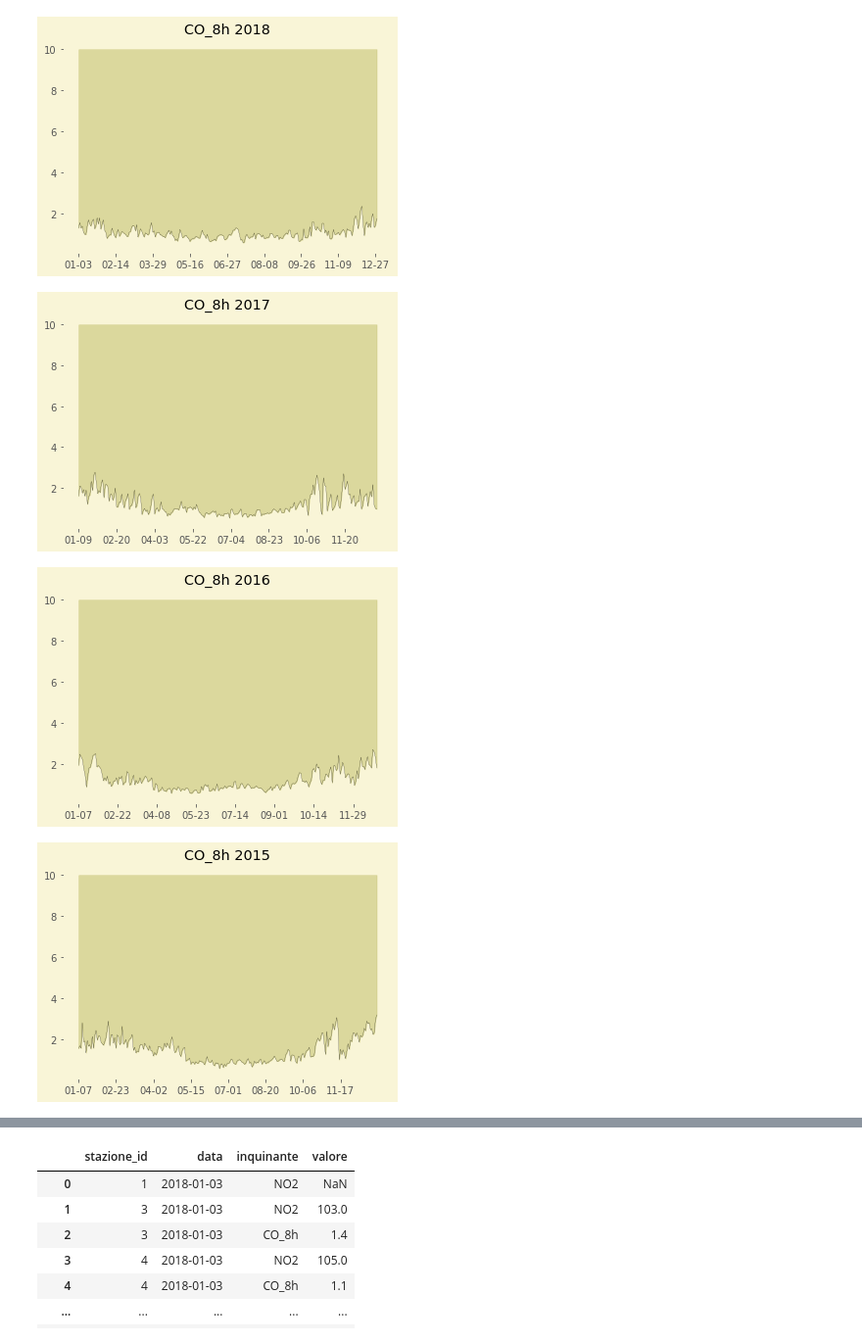
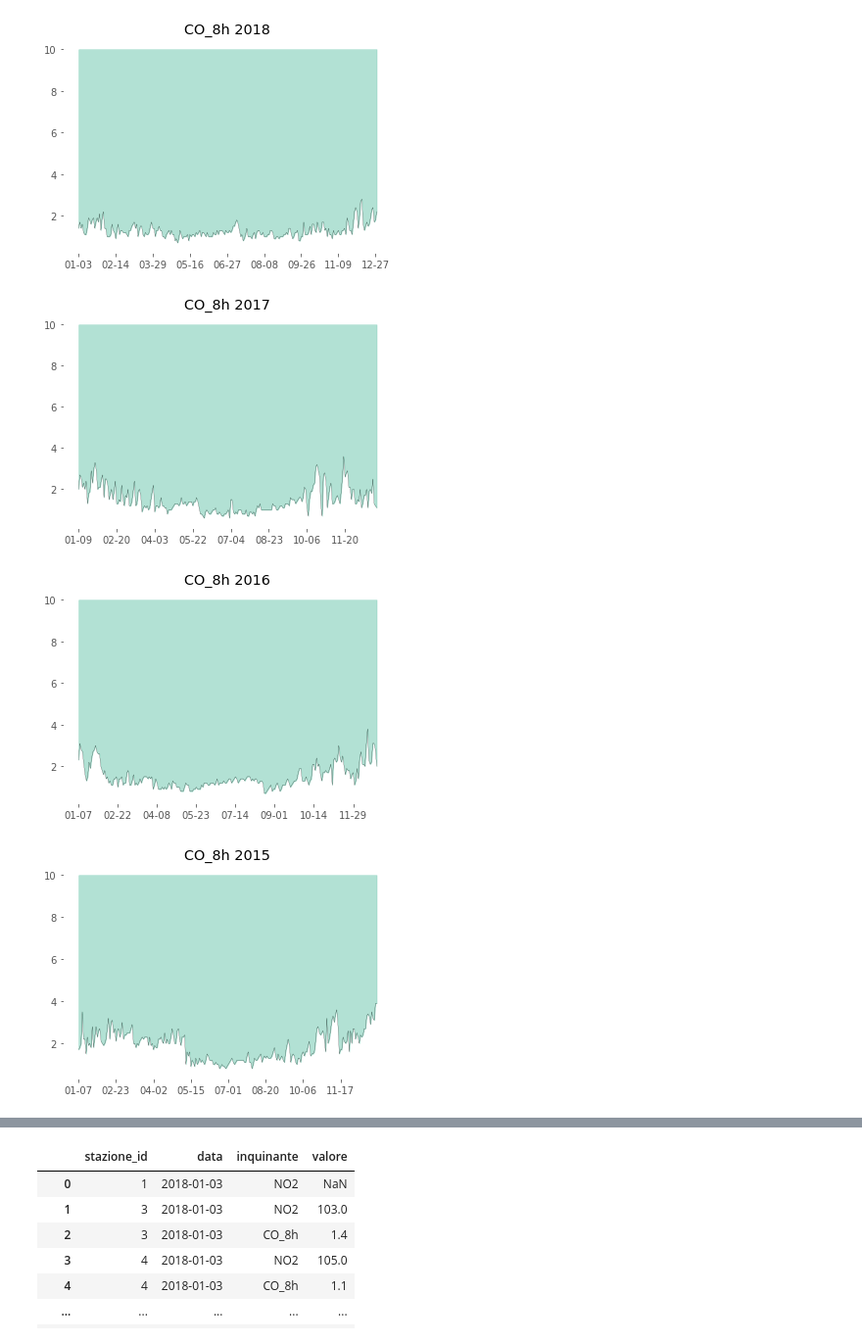
Before and after one commit to prometheus404/progetto_visualizzazione, a Jupyter notebook: pollution/pollution_area_chart.ipynb, the cells around one changed output, grey strips where cells are left out. Shown: that part at 98% size. Saved outputs shown, nothing was run; the diff lists cells and outputs as text; code cells hidden in the pictures.

Commit message:
added colorblind palette

```diff
--- a/pollution/pollution_area_chart.ipynb
+++ b/pollution/pollution_area_chart.ipynb
@@ -21,7 +21,15 @@ palette_gruv = {
     'purple': '#8f3f71',
     'blue': '#076678'
 }
-palette = palette_gruv
+palette_colorblind = {
+    'white': 'white',
+    'black': 'black',
+    'green': '#009e73',
+    'red':   '#d55e00',
+    'purple': '#cc79a7',
+    'blue': '#0072b2'
+}
+palette = palette_colorblind
 # %%
 pollution2018 = pd.read_csv('../csv/pollution_detection/ds459_qaria_datoariagiornostazione_year-2018.csv', sep=';')
 pollution2017 = pd.read_csv('../csv/pollution_detection/ds460_qaria_datoariagiornostazione_year-2017.csv', sep=';')
@@ -110,11 +118,11 @@ area_plot(pollution2014, 'O3', 120)
 # %%
-area_plot(pollution2018, 'CO_8h', 10) #8h
-area_plot(pollution2017, 'CO_8h', 10)
-area_plot(pollution2016, 'CO_8h', 10)
-area_plot(pollution2015, 'CO_8h', 10)
-area_plot(pollution2014, 'CO_8h', 10)
+area_plot(pollution2018, 'CO_8h', 10, 'max') #8h
+area_plot(pollution2017, 'CO_8h', 10, 'max')
+area_plot(pollution2016, 'CO_8h', 10, 'max')
+area_plot(pollution2015, 'CO_8h', 10, 'max')
+area_plot(pollution2014, 'CO_8h', 10, 'max')
 # %% [output]
-[figure, old version]
+[figure, new version]
-[figure, old version]
+[figure, new version]
-[figure, old version]
+[figure, new version]
-[figure, old version]
+[figure, new version]
```
Also changed, not shown: parts of 8 cells of this notebook.
